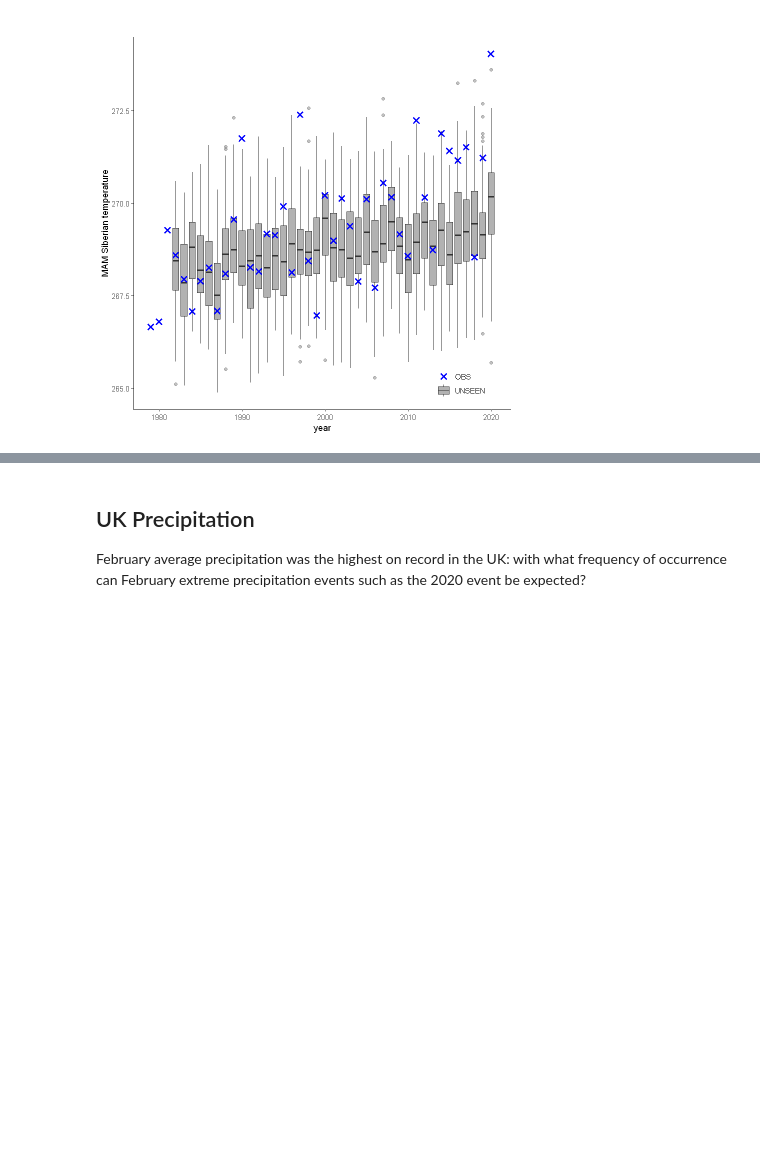
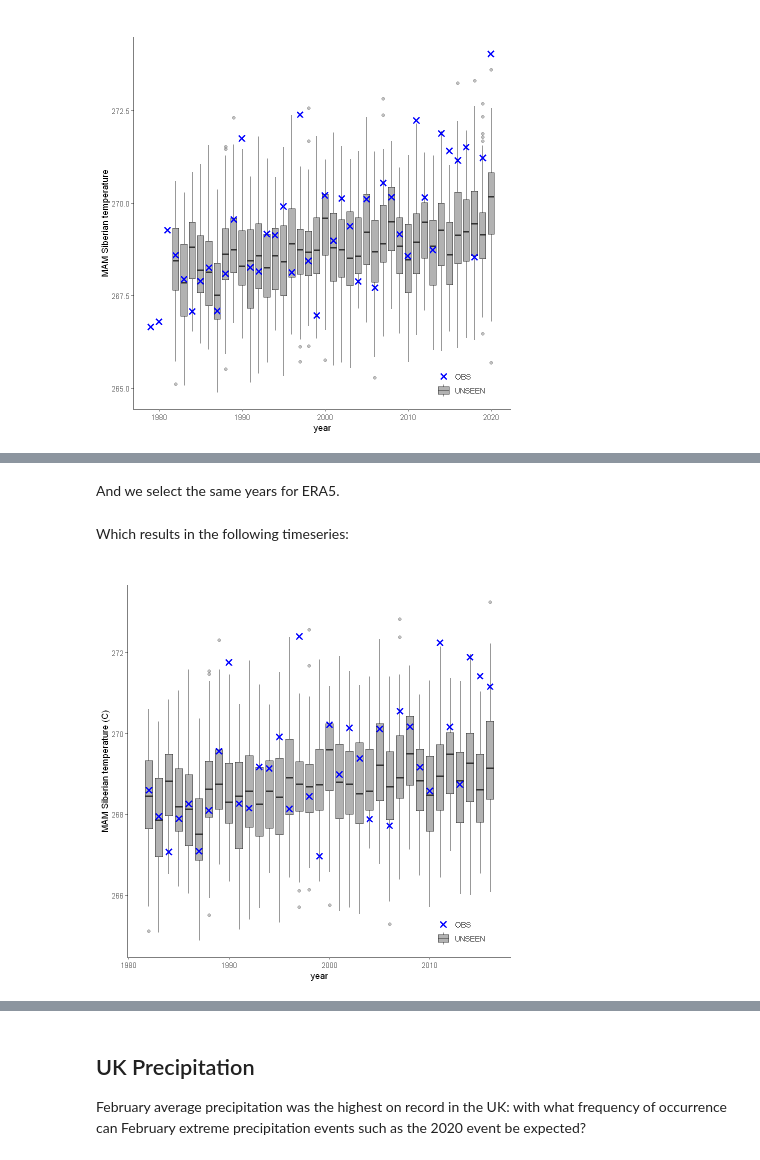
Before and after one commit to ECMWFCode4Earth/UNSEEN-open, a Jupyter notebook: doc/Notebooks/Examples.ipynb, the cells around one changed output, grey strips where cells are left out. Saved outputs shown, nothing was run; the diff lists cells and outputs as text; code cells hidden in the pictures; blank space fills up the shorter version.

```diff
--- a/doc/Notebooks/Examples.ipynb
+++ b/doc/Notebooks/Examples.ipynb
@@ -195,0 +133,26 @@ Warning message:
+# %%
+SEAS5_Siberia_events_zoomed_hindcast <- SEAS5_Siberia_events_zoomed_df[
+    SEAS5_Siberia_events_zoomed_df$year < 2017 &
+    SEAS5_Siberia_events_zoomed_df$number < 25,]
+
+SEAS5_Siberia_events_zoomed_forecasts <- SEAS5_Siberia_events_zoomed_df[
+    SEAS5_Siberia_events_zoomed_df$year > 2017,]
+# %% [markdown]
+And we select the same years for ERA5.
+# %%
+ERA5_Siberia_events_zoomed_hindcast <- ERA5_Siberia_events_zoomed[
+    ERA5_Siberia_events_zoomed$year < 2017 &
+    ERA5_Siberia_events_zoomed$year > 1981,]
+# %% [markdown]
+Which results in the following timeseries:
+# %%
+unseen_timeseries(
+    ensemble = SEAS5_Siberia_events_zoomed_hindcast,
+    obs = ERA5_Siberia_events_zoomed_hindcast,
+    ensemble_yname = "t2m",
+    ensemble_xname = "year",
+    obs_yname = "t2m",
+    obs_xname = "year",
+    ylab = "MAM Siberian temperature (C)")
+# %% [output]
+[figure, added]
```
Also changed, not shown: parts of 17 cells of this notebook, 4 other files.
